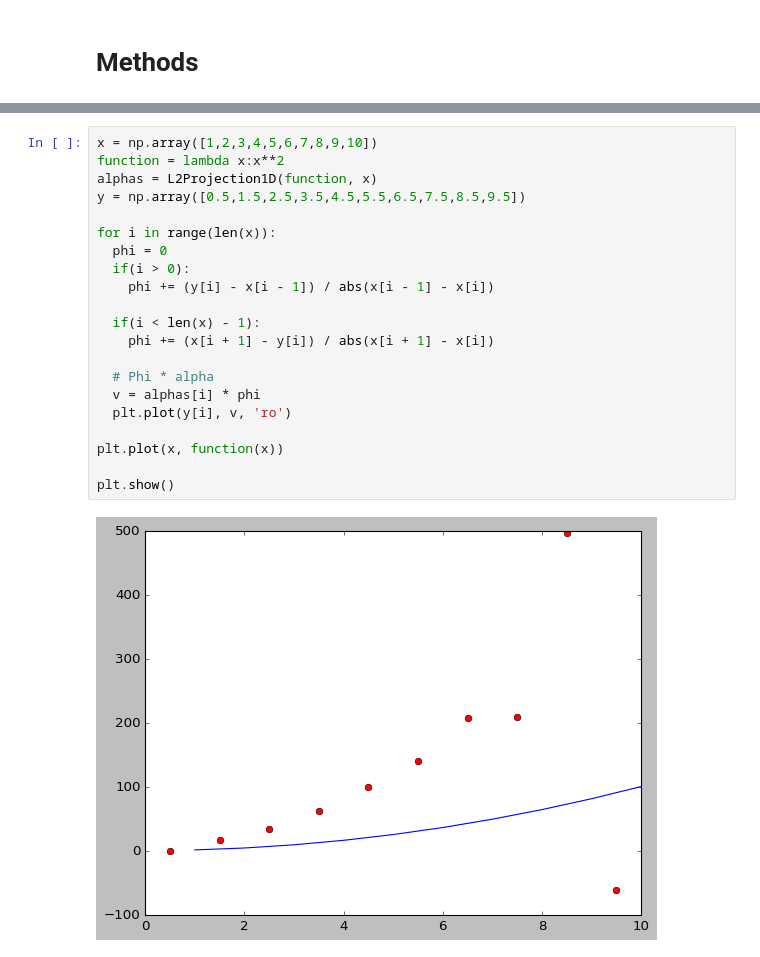
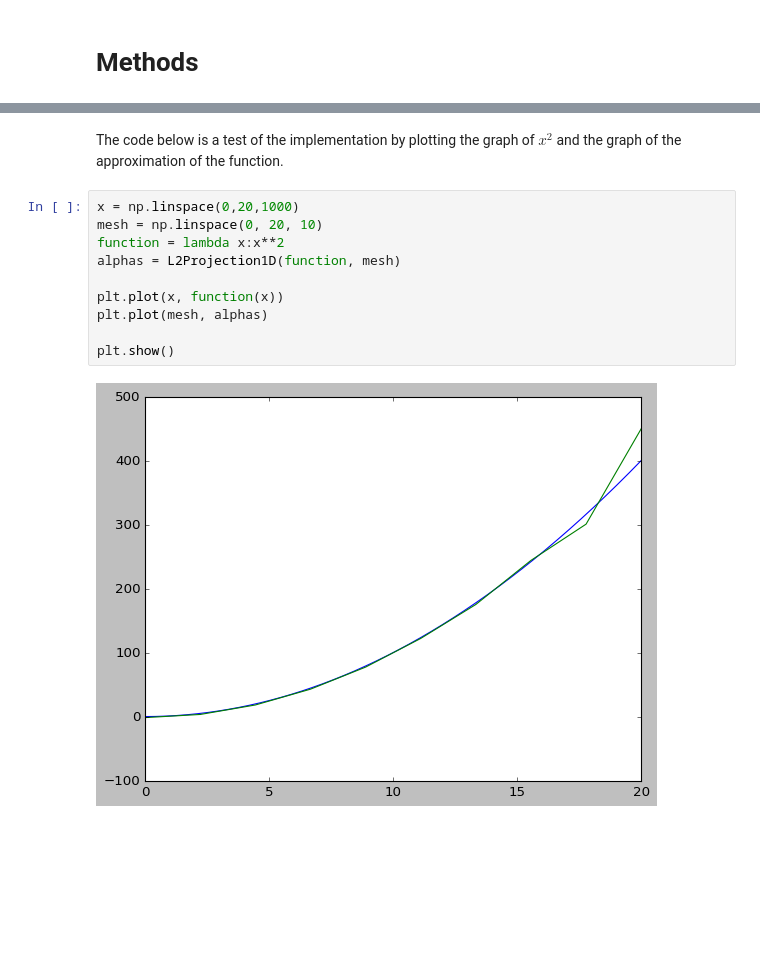
Before and after one commit to johanhoffman/DD2363-VT20, a Jupyter notebook: Lab-4/patrik_svensson_lab_function_approximation.ipynb, the cells around one changed output, grey strips where cells are left out. Cells and saved outputs as stored; diff of their text form; blank space fills up the shorter version.

```diff
--- a/Lab-4/patrik_svensson_lab_function_approximation.ipynb
+++ b/Lab-4/patrik_svensson_lab_function_approximation.ipynb
@@ -102,26 +104,17 @@ def L2Projection1D(function, mesh):
   x = np.linalg.solve(A, b)
 
   return x
-# %%
-x = np.array([1,2,3,4,5,6,7,8,9,10])
-function = lambda x:x**2
-alphas = L2Projection1D(function, x)
-y = np.array([0.5,1.5,2.5,3.5,4.5,5.5,6.5,7.5,8.5,9.5])
-
-for i in range(len(x)):
-  phi = 0
-  if(i > 0):
-    phi += (y[i] - x[i - 1]) / abs(x[i - 1] - x[i])
-
-  if(i < len(x) - 1):
-    phi += (x[i + 1] - y[i]) / abs(x[i + 1] - x[i])
-
-  # Phi * alpha
-  v = alphas[i] * phi
-  plt.plot(y[i], v, 'ro')
-
-plt.plot(x, function(x))
-
-plt.show()
-# %% [output]
-[figure, removed]
+# %% [markdown]
+The code below is a test of the implementation by plotting the graph of $x^2$ and the graph of the approximation of the function.
+# %%
+x = np.linspace(0,20,1000)
+mesh = np.linspace(0, 20, 10)
+function = lambda x:x**2
+alphas = L2Projection1D(function, mesh)
+
+plt.plot(x, function(x))
+plt.plot(mesh, alphas)
+
+plt.show()
+# %% [output]
+[figure, added]
```
Also changed, not shown: parts of 8 cells of this notebook.
